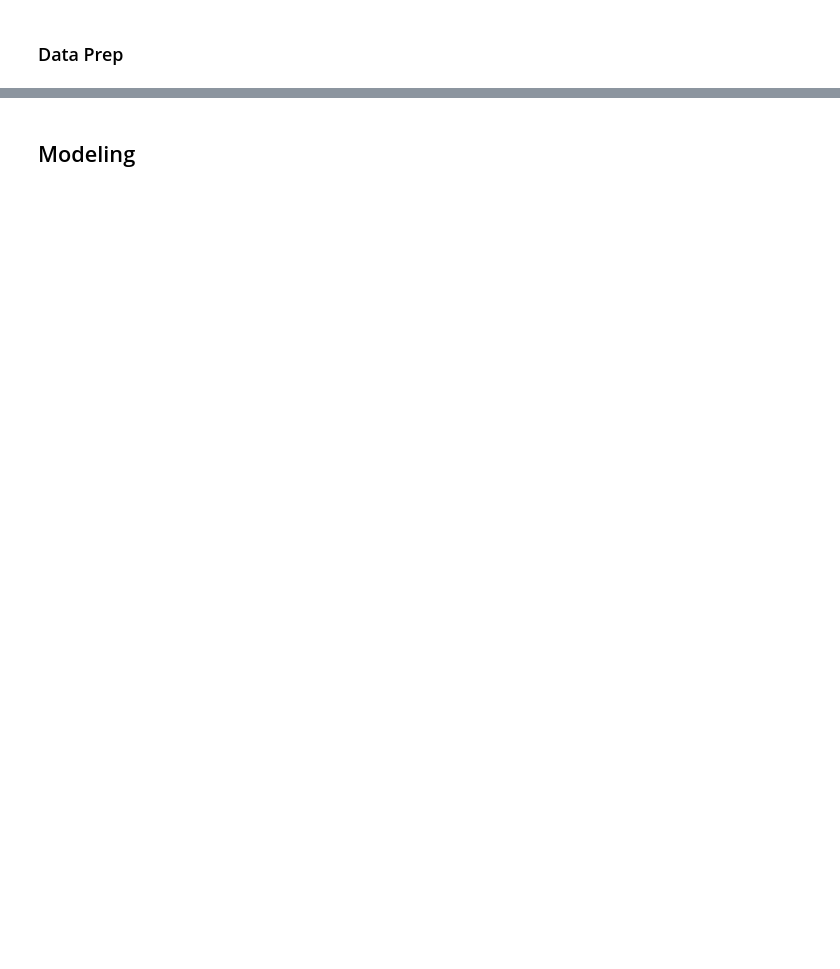
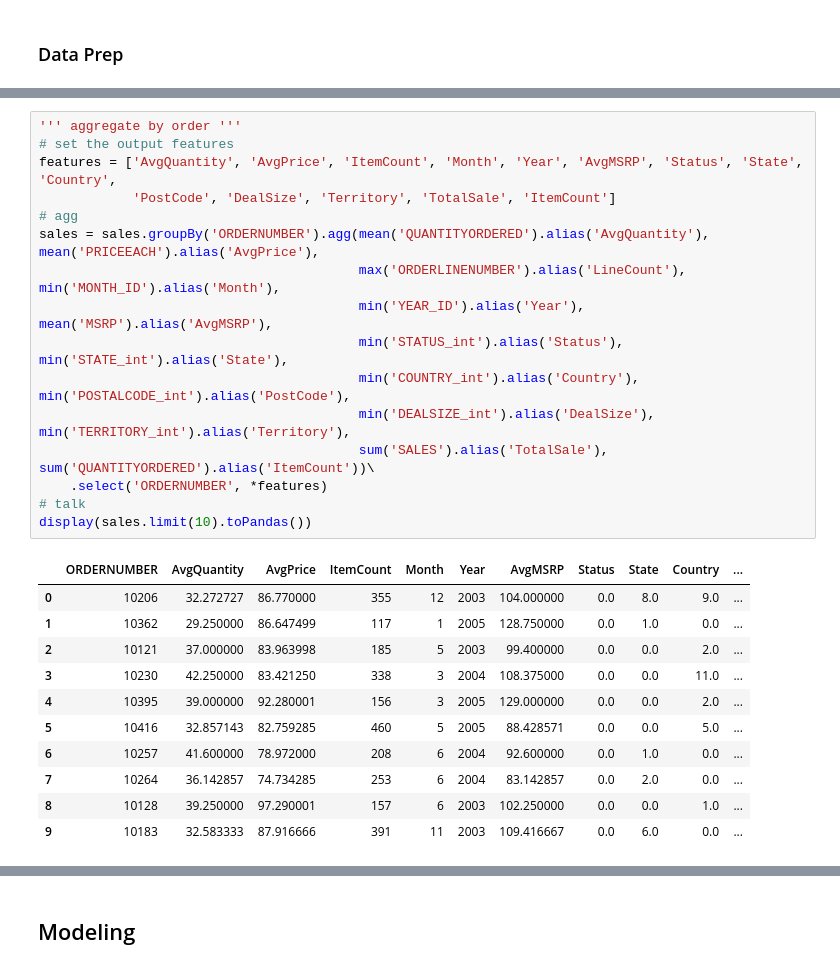
Before and after one commit to ahowe42/pyspark_explore, a Jupyter notebook: pyspark_essentials_udemy/MLLIB_Clustering_GMM.ipynb, the cells around one changed output, grey strips where cells are left out. Cells and saved outputs as stored; diff of their text form; blank space fills up the shorter version.

```diff
--- a/pyspark_essentials_udemy/MLLIB_Clustering_GMM.ipynb
+++ b/pyspark_essentials_udemy/MLLIB_Clustering_GMM.ipynb
@@ -211,2 +212,30 @@ display(sales.limit(10).toPandas())
+# %%
+''' aggregate by order '''
+# set the output features
+features = ['AvgQuantity', 'AvgPrice', 'ItemCount', 'Month', 'Year', 'AvgMSRP', 'Status', 'State', 'Country',
+            'PostCode', 'DealSize', 'Territory', 'TotalSale', 'ItemCount']
+# agg
+sales = sales.groupBy('ORDERNUMBER').agg(mean('QUANTITYORDERED').alias('AvgQuantity'), mean('PRICEEACH').alias('AvgPrice'),
+                                         max('ORDERLINENUMBER').alias('LineCount'), min('MONTH_ID').alias('Month'),
+                                         min('YEAR_ID').alias('Year'), mean('MSRP').alias('AvgMSRP'),
+                                         min('STATUS_int').alias('Status'), min('STATE_int').alias('State'),
+                                         min('COUNTRY_int').alias('Country'), min('POSTALCODE_int').alias('PostCode'),
+                                         min('DEALSIZE_int').alias('DealSize'), min('TERRITORY_int').alias('Territory'),
+                                         sum('SALES').alias('TotalSale'), sum('QUANTITYORDERED').alias('ItemCount'))\
+    .select('ORDERNUMBER', *features)
+# talk
+display(sales.limit(10).toPandas())
+# %% [output]
+|  | ORDERNUMBER | AvgQuantity | AvgPrice | ItemCount | Month | Year | AvgMSRP | Status | State | Country | ... |
+| 0 | 10206 | 32.272727 | 86.770000 | 355 | 12 | 2003 | 104.000000 | 0.0 | 8.0 | 9.0 | ... |
+| 1 | 10362 | 29.250000 | 86.647499 | 117 | 1 | 2005 | 128.750000 | 0.0 | 1.0 | 0.0 | ... |
+| 2 | 10121 | 37.000000 | 83.963998 | 185 | 5 | 2003 | 99.400000 | 0.0 | 0.0 | 2.0 | ... |
+| 3 | 10230 | 42.250000 | 83.421250 | 338 | 3 | 2004 | 108.375000 | 0.0 | 0.0 | 11.0 | ... |
+| 4 | 10395 | 39.000000 | 92.280001 | 156 | 3 | 2005 | 129.000000 | 0.0 | 0.0 | 2.0 | ... |
+| 5 | 10416 | 32.857143 | 82.759285 | 460 | 5 | 2005 | 88.428571 | 0.0 | 0.0 | 5.0 | ... |
+| 6 | 10257 | 41.600000 | 78.972000 | 208 | 6 | 2004 | 92.600000 | 0.0 | 1.0 | 0.0 | ... |
+| 7 | 10264 | 36.142857 | 74.734285 | 253 | 6 | 2004 | 83.142857 | 0.0 | 2.0 | 0.0 | ... |
+| 8 | 10128 | 39.250000 | 97.290001 | 157 | 6 | 2003 | 102.250000 | 0.0 | 0.0 | 1.0 | ... |
+| 9 | 10183 | 32.583333 | 87.916666 | 391 | 11 | 2003 | 109.416667 | 0.0 | 6.0 | 0.0 | ... |
 # %%
 ''' prepare the features '''
```
Also changed, not shown: parts of 12 cells of this notebook.
